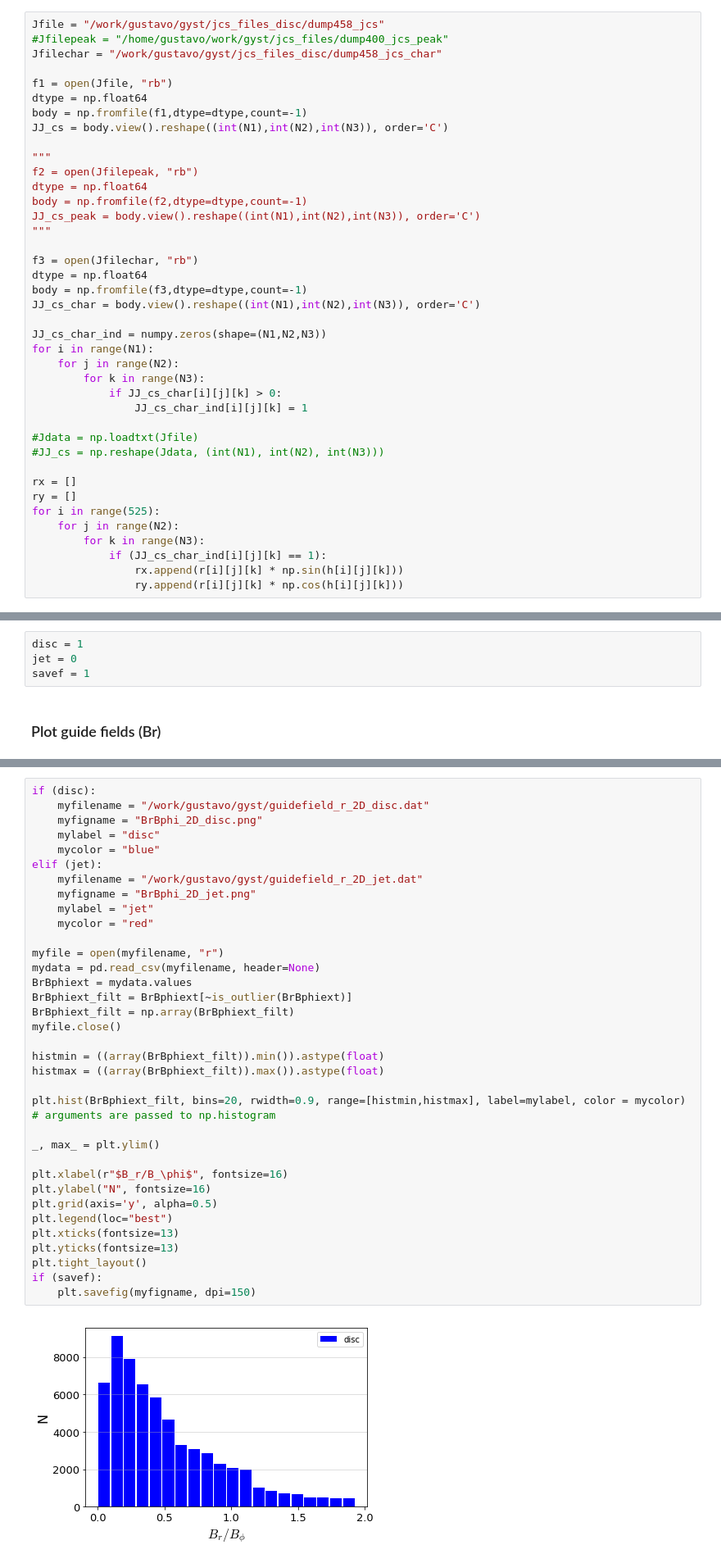
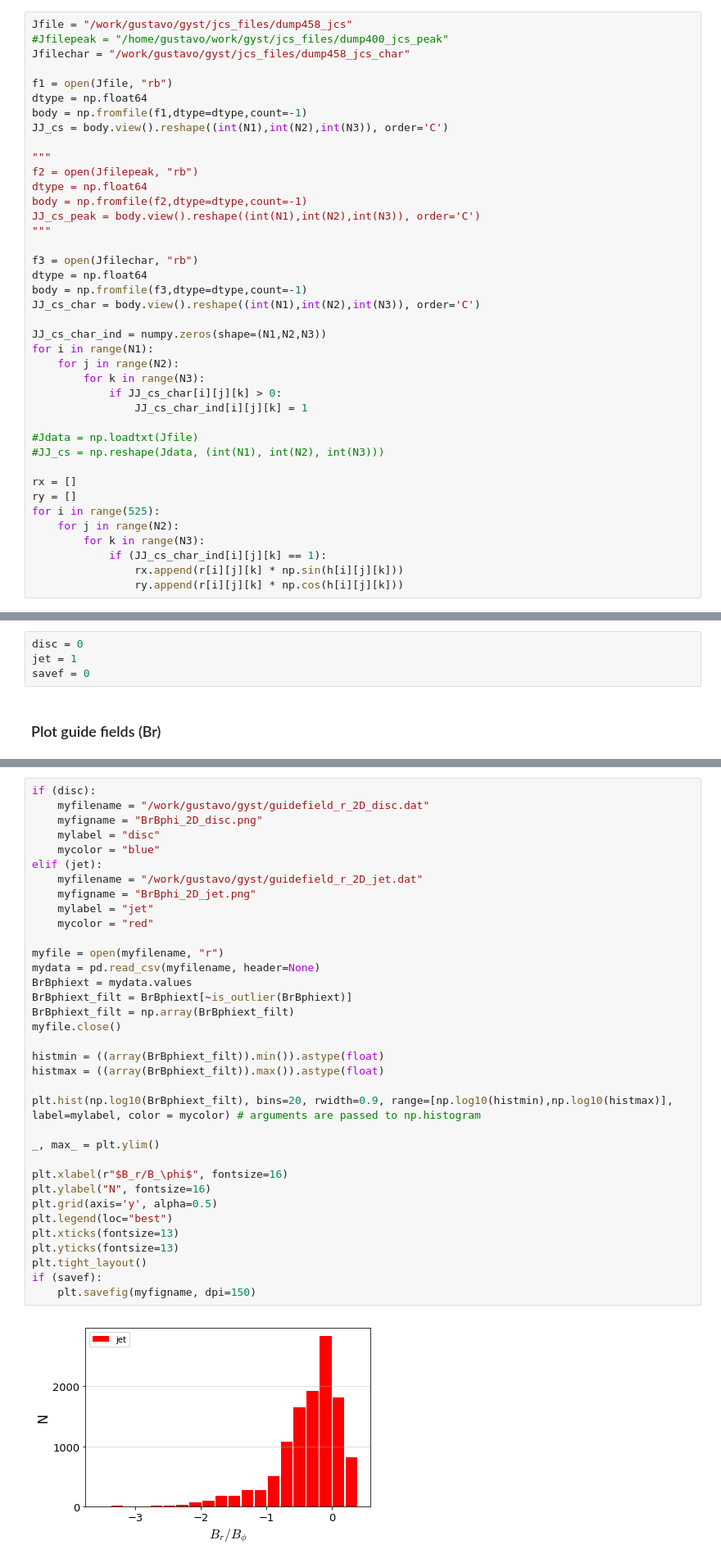
Before and after one commit to outflows/gyst, a Jupyter notebook: characterize.ipynb, the cells around one changed output, grey strips where cells are left out. Shown at 82% size. Drawn from its saved outputs; the diff is of its cells as text.

```diff
--- a/characterize.ipynb
+++ b/characterize.ipynb
@@ -89,7 +91,7 @@ isunbound=(-unb>1.0)
 # %%
-Jfile = "/work/gustavo/gyst/jcs_files_disc/dump458_jcs"
+Jfile = "/work/gustavo/gyst/jcs_files/dump458_jcs"
 #Jfilepeak = "/home/gustavo/work/gyst/jcs_files/dump400_jcs_peak"
-Jfilechar = "/work/gustavo/gyst/jcs_files_disc/dump458_jcs_char"
+Jfilechar = "/work/gustavo/gyst/jcs_files/dump458_jcs_char"
 
 f1 = open(Jfile, "rb")
 dtype = np.float64
@@ -1270,8 +1317,8 @@ Vrec_file.close()
 # %% [markdown]
 # Plot guide fields, plasma beta, magnetisation etc
 # %%
-disc = 1
-jet = 0
-savef = 1
+disc = 0
+jet = 1
+savef = 0
 # %% [markdown]
 ### Plot guide fields (Br)
@@ -1283,35 +1334,35 @@ if (disc):
     mycolor = "blue"
 elif (jet):
     myfilename = "/work/gustavo/gyst/guidefield_r_2D_jet.dat"
     myfigname = "BrBphi_2D_jet.png"
     mylabel = "jet"
     mycolor = "red"
 
 myfile = open(myfilename, "r")
 mydata = pd.read_csv(myfilename, header=None)
 BrBphiext = mydata.values
 BrBphiext_filt = BrBphiext[~is_outlier(BrBphiext)]
 BrBphiext_filt = np.array(BrBphiext_filt)
 myfile.close()
 
 histmin = ((array(BrBphiext_filt)).min()).astype(float)
 histmax = ((array(BrBphiext_filt)).max()).astype(float)
 
-plt.hist(BrBphiext_filt, bins=20, rwidth=0.9, range=[histmin,histmax], label=mylabel, color = mycolor) # arguments are passed to np.histogram
+plt.hist(np.log10(BrBphiext_filt), bins=20, rwidth=0.9, range=[np.log10(histmin),np.log10(histmax)], label=mylabel, color = mycolor) # arguments are passed to np.histogram
 
 _, max_ = plt.ylim()
 
 plt.xlabel(r"$B_r/B_\phi$", fontsize=16)
 plt.ylabel("N", fontsize=16)
 plt.grid(axis='y', alpha=0.5)
 plt.legend(loc="best")
 plt.xticks(fontsize=13)
 plt.yticks(fontsize=13)
 plt.tight_layout()
 if (savef):
     plt.savefig(myfigname, dpi=150)
 # %% [output]
-[figure, old version]
+[figure, new version]
 # %%
 if (disc):
     myfilename = "/work/gustavo/gyst/guidefield_r_2D_disc.dat"
```
Also changed, not shown: parts of 43 cells of this notebook, 2 other files.
